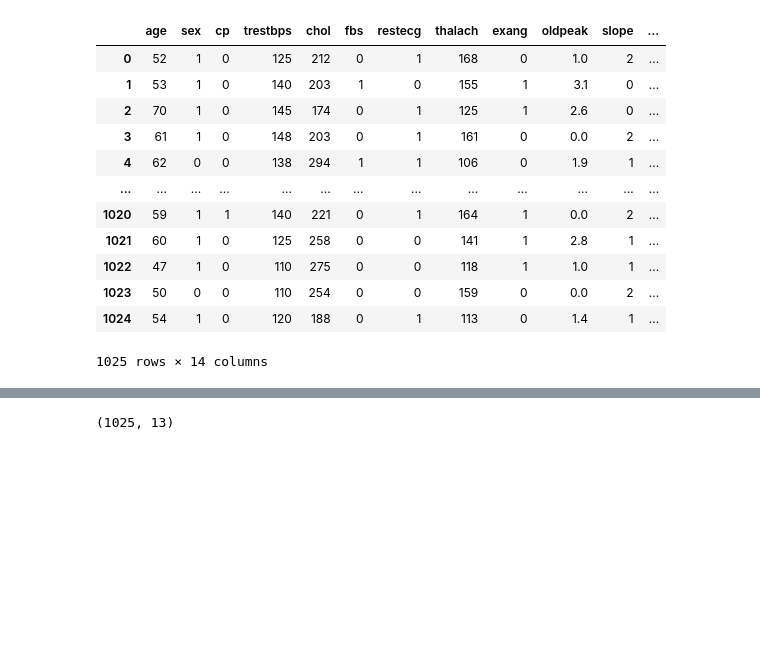
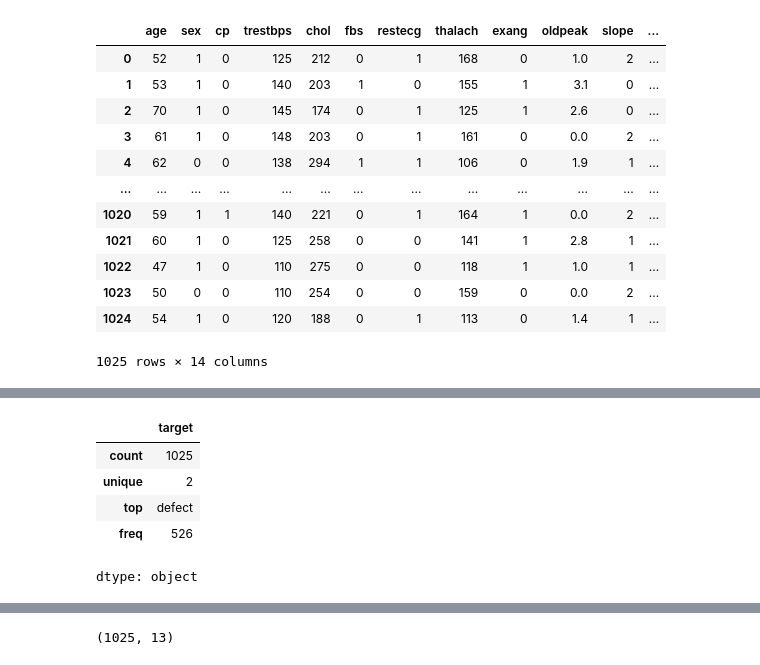
Before and after one commit to Saeed2761989/heart-dataset, a Jupyter notebook: W25_I01_Entropy_Gini_Saeed.ipynb, the cells around one changed output, grey strips where cells are left out. Drawn from its saved outputs; the diff is of its cells as text; code cells hidden in the pictures; blank space fills up the shorter version.

```diff
--- a/W25_I01_Entropy_Gini_Saeed.ipynb
+++ b/W25_I01_Entropy_Gini_Saeed.ipynb
@@ -106,0 +129,10 @@ heartData
+# %%
+NOPediction= heartData.dropna()
+NOPediction["target"].describe()
+# %% [output]
+|  | target |
+| count | 1025 |
+| unique | 2 |
+| top | defect |
+| freq | 526 |
+dtype: object
```
Also changed, not shown: parts of 10 cells of this notebook.
